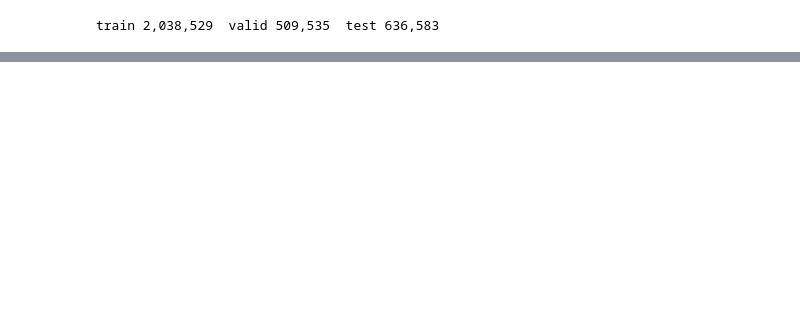
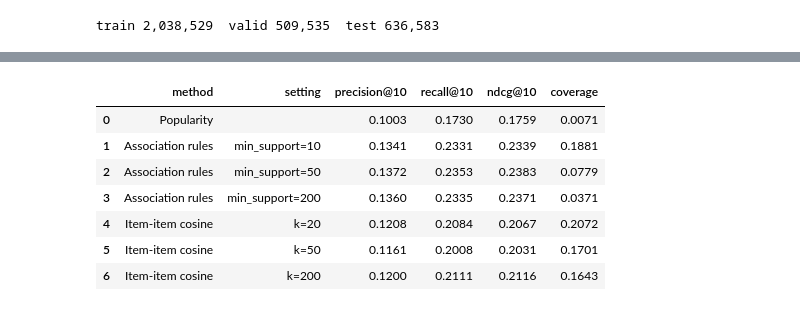
Before and after one commit to sribn/02807-computational-tools-for-data-science, a Jupyter notebook: recommender.ipynb, the cells around one changed output, grey strips where cells are left out. Saved outputs shown, nothing was run; the diff lists cells and outputs as text; code cells hidden in the pictures; blank space fills up the shorter version.

```diff
--- a/recommender.ipynb
+++ b/recommender.ipynb
@@ -92,0 +59,25 @@ ALS fit: 2.1 s for 15 sweeps
+# %%
+counts = baselines.pair_counts(train)
+rows = [{"method": "Popularity", "setting": "", **score(evaluate.popularity_scorer(train), train, valid)}]
+
+for min_support in [10, 50, 200]:
+    conf = baselines.rule_confidences(counts, min_support)
+    rows.append({"method": "Association rules", "setting": f"min_support={min_support}",
+                 **score(baselines.association_rule_scorer(train, conf), train, valid)})
+
+for k in [20, 50, 200]:
+    sim = baselines.cosine_neighbours(counts, k)
+    rows.append({"method": "Item-item cosine", "setting": f"k={k}",
+                 **score(baselines.item_knn_scorer(train, sim), train, valid)})
+
+baseline_valid = pd.DataFrame(rows)
+display(baseline_valid.round(4))
+# %% [output]
+|  | method | setting | precision@10 | recall@10 | ndcg@10 | coverage |
+| 0 | Popularity |  | 0.1003 | 0.1730 | 0.1759 | 0.0071 |
+| 1 | Association rules | min_support=10 | 0.1341 | 0.2331 | 0.2339 | 0.1881 |
+| 2 | Association rules | min_support=50 | 0.1372 | 0.2353 | 0.2383 | 0.0779 |
+| 3 | Association rules | min_support=200 | 0.1360 | 0.2335 | 0.2371 | 0.0371 |
+| 4 | Item-item cosine | k=20 | 0.1208 | 0.2084 | 0.2067 | 0.2072 |
+| 5 | Item-item cosine | k=50 | 0.1161 | 0.2008 | 0.2031 | 0.1701 |
+| 6 | Item-item cosine | k=200 | 0.1200 | 0.2111 | 0.2116 | 0.1643 |
```
Also changed, not shown: parts of 25 cells of this notebook, 11 other files.
